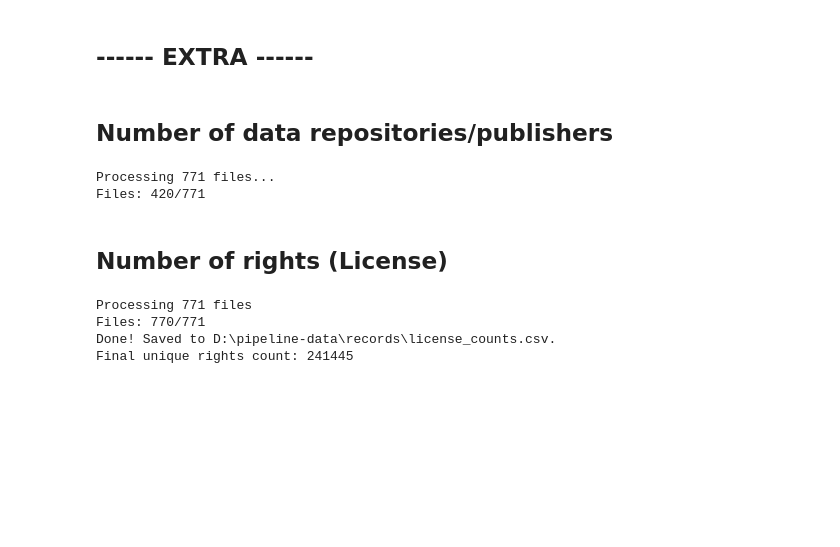
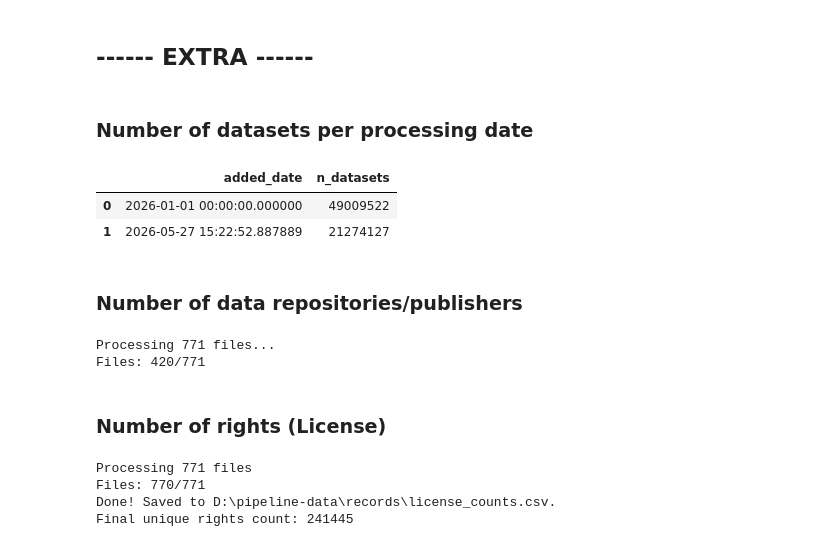
Before and after one commit to data-S-index/s-index-pipeline, a Jupyter notebook: notebooks-batch/datacite_harvest.ipynb, the cells around one changed output. Saved outputs shown, nothing was run; the diff lists cells and outputs as text; code cells hidden in the pictures; blank space fills up the shorter version.

```diff
--- a/notebooks-batch/datacite_harvest.ipynb
+++ b/notebooks-batch/datacite_harvest.ipynb
@@ -120,6 +123,23 @@ with duckdb.connect(db_path) as con:
 Export complete.
 # %% [markdown]
 ## ------ EXTRA ------
+# %% [markdown]
+### Number of datasets per processing date
+# %%
+con = duckdb.connect(db_path)
+counts = con.execute(
+    """
+    SELECT added_date, COUNT(*) AS n_datasets
+    FROM my_datasets
+    GROUP BY added_date
+    ORDER BY added_date
+"""
+).df()
+display(counts)
+# %% [output]
+|  | added_date | n_datasets |
+| 0 | 2026-01-01 00:00:00.000000 | 49009522 |
+| 1 | 2026-05-27 15:22:52.887889 | 21274127 |
 # %% [markdown]
-## Number of data repositories/publishers
+### Number of data repositories/publishers
 # %%
@@ -188,5 +209,5 @@ print(f"\n\nSuccess! Final unique count: {len(global_counts)}")
 Processing 771 files...
 Files: 420/771
 # %% [markdown]
-## Number of rights (License)
+### Number of rights (License)
 # %%
```
Also changed, not shown: parts of 10 cells of this notebook, 10 other files.
